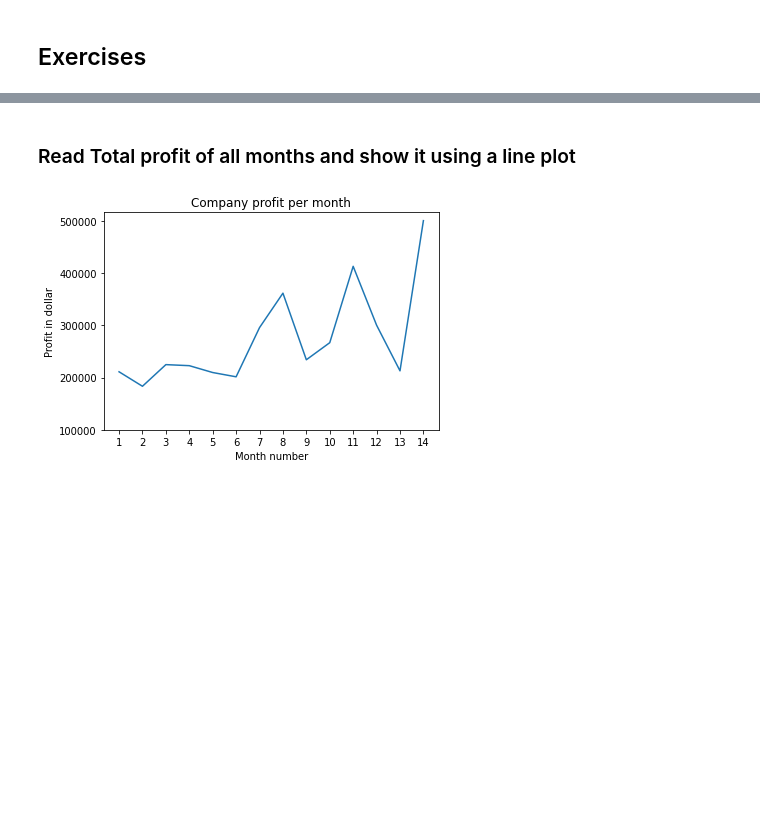
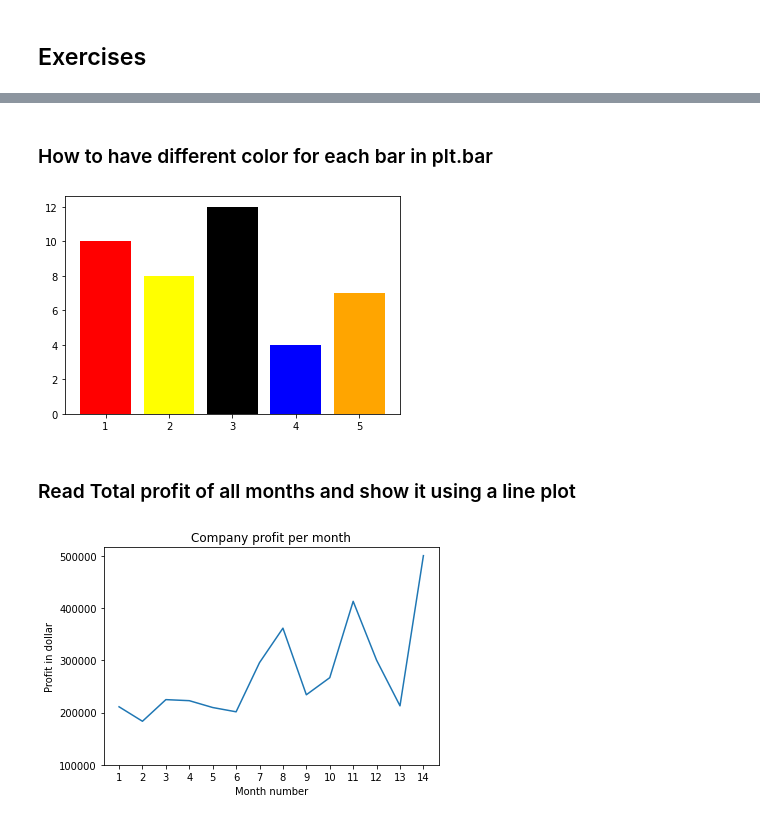
Before and after one commit to poojasaxena/python-tutorial, a Jupyter notebook: pythonTutorial_plotting.ipynb, the cells around one changed output, grey strips where cells are left out. Drawn from its saved outputs; the diff is of its cells as text; code cells hidden in the pictures; blank space fills up the shorter version.

```diff
--- a/pythonTutorial_plotting.ipynb
+++ b/pythonTutorial_plotting.ipynb
@@ -44,3 +68,19 @@ df.describe()
+# %% [markdown]
+### How to have different color for each bar in plt.bar
+# %%
+import matplotlib.pyplot as plt
+
+#data
+x = [1, 2, 3, 4, 5]
+h = [10, 8, 12, 4, 7]
+c = ['red', 'yellow', 'black', 'blue', 'orange']
+
+#bar plot
+plt.bar(x, height = h, color = c)
+
+plt.show()
+# %% [output]
+[figure, added]
 # %% [markdown]
 ### Read Total profit of all months and show it using a line plot
 # %%
```
Also changed, not shown: parts of 3 cells of this notebook.
